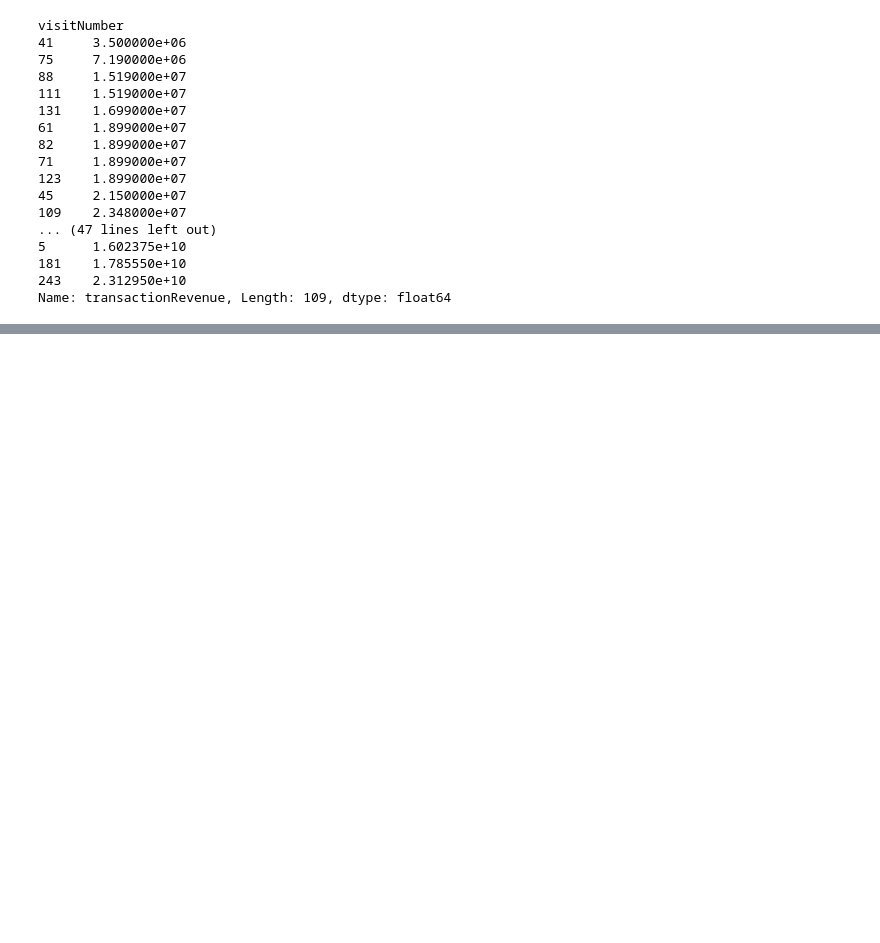
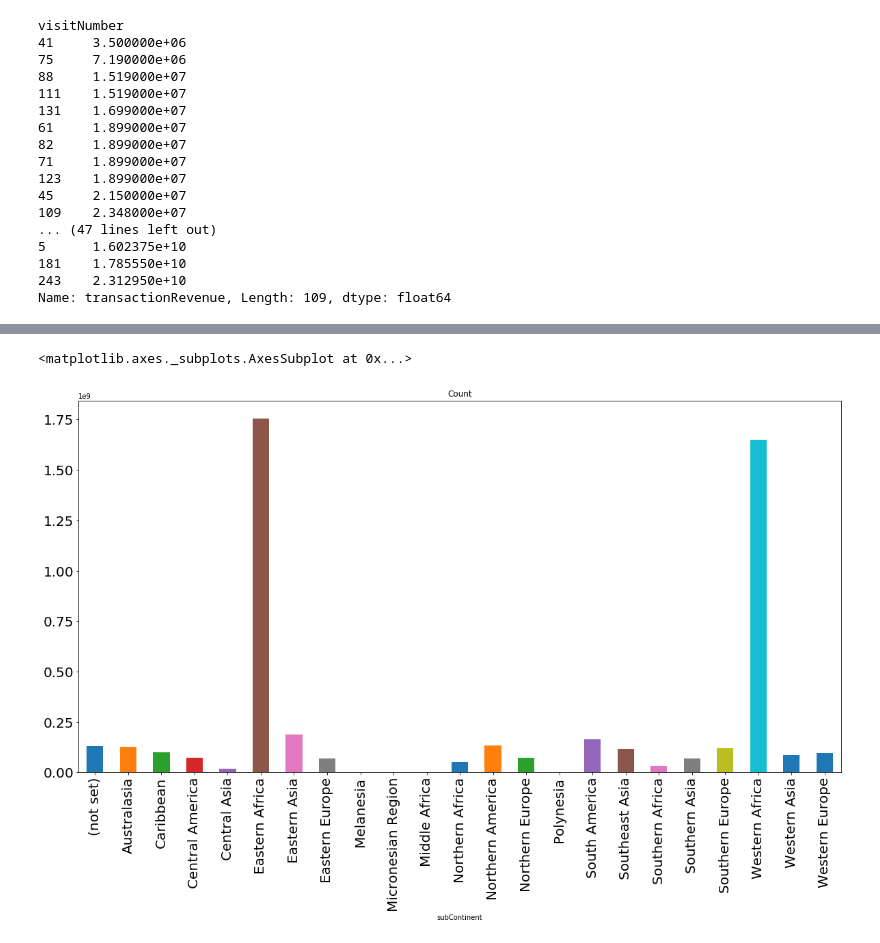
Before and after one commit to palash1512/google_analytics_kaggle, a Jupyter notebook: EDA2.ipynb, the cells around one changed output, grey strips where cells are left out. Saved outputs shown, nothing was run; the diff lists cells and outputs as text; code cells hidden in the pictures; blank space fills up the shorter version.

```diff
--- a/EDA2.ipynb
+++ b/EDA2.ipynb
@@ -108,0 +127,5 @@ Name: transactionRevenue, Length: 109, dtype: float64
+# %%
+data.groupby('subContinent')['transactionRevenue'].mean().plot.bar(title = 'Count',figsize=(20,10),fontsize=20)
+# %% [output]
+<matplotlib.axes._subplots.AxesSubplot at 0x...>
+[figure, added]
```
Also changed, not shown: parts of 5 cells of this notebook.
